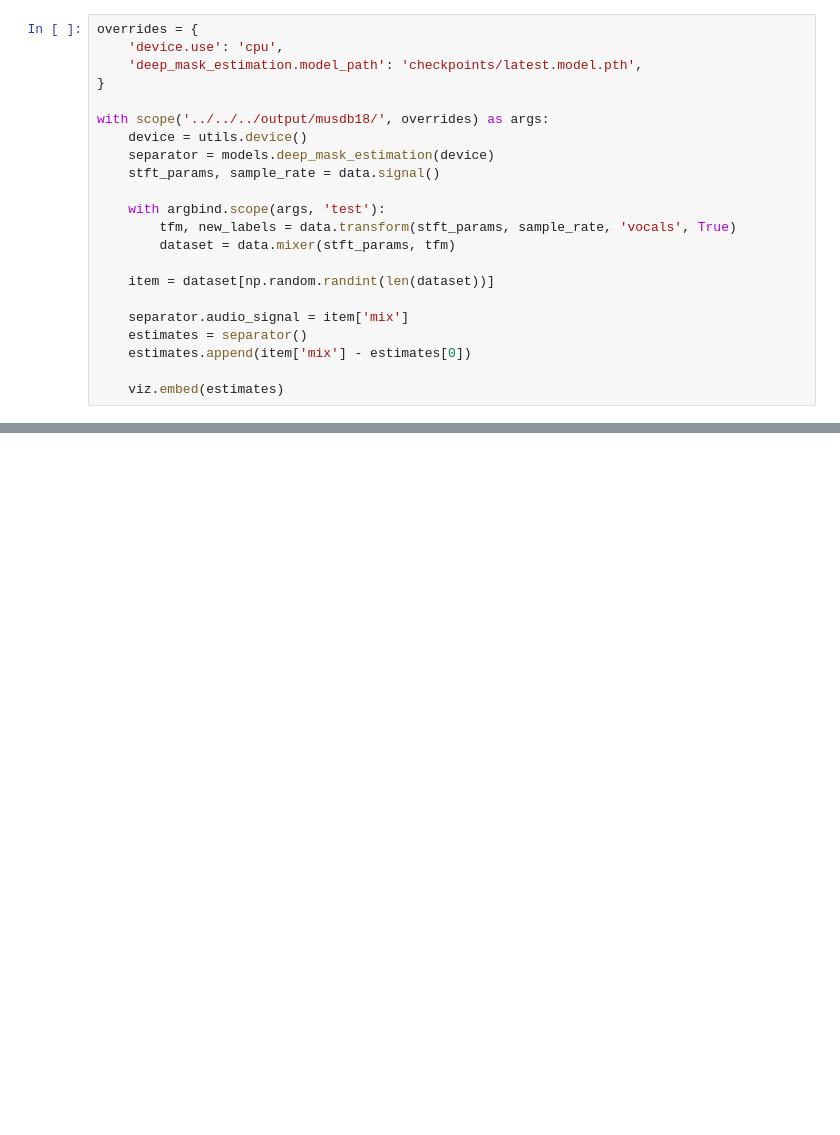
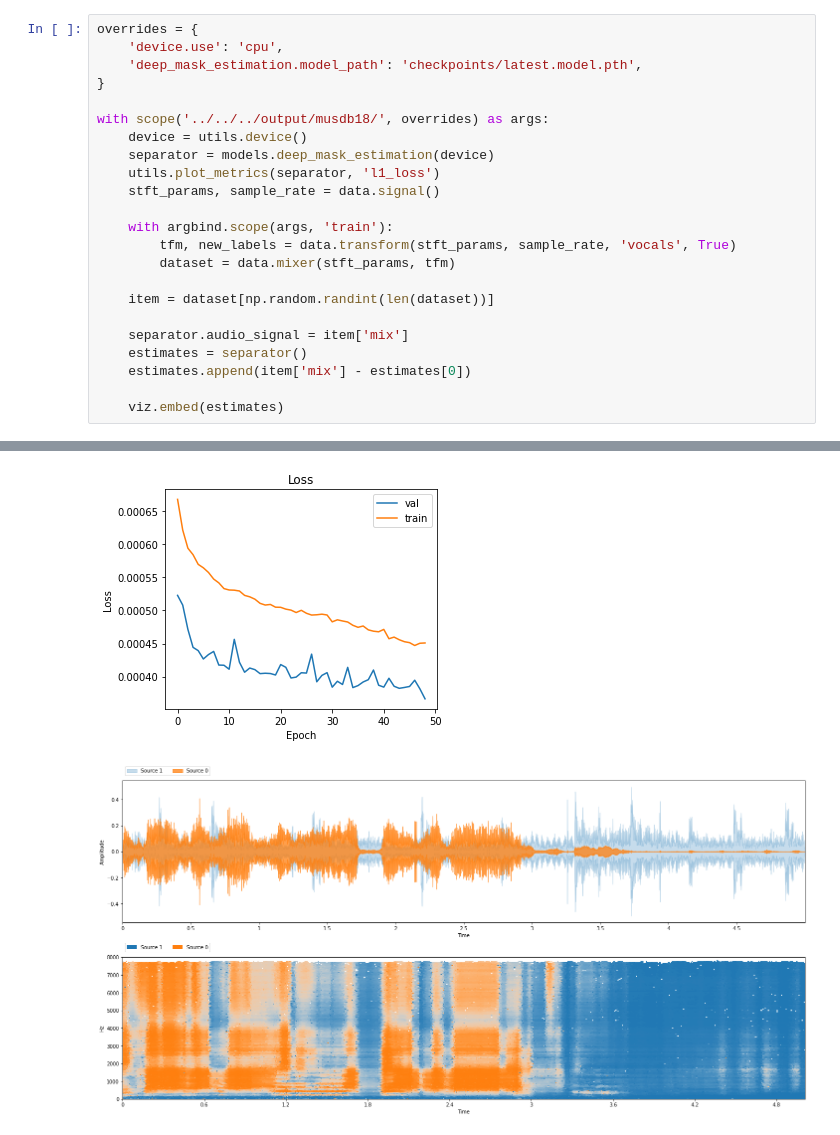
Before and after one commit to source-separation/tutorial, a Jupyter notebook: common/exp/notebooks/inspect.ipynb, the cells around one changed output, grey strips where cells are left out. Cells and saved outputs as stored; diff of their text form; blank space fills up the shorter version.

Commit message:
Adjusting utils a bit.

```diff
--- a/common/exp/notebooks/inspect.ipynb
+++ b/common/exp/notebooks/inspect.ipynb
@@ -30,9 +32,10 @@ overrides = {
 with scope('../../../output/musdb18/', overrides) as args:
     device = utils.device()
     separator = models.deep_mask_estimation(device)
+    utils.plot_metrics(separator, 'l1_loss')
     stft_params, sample_rate = data.signal()
 
-    with argbind.scope(args, 'test'):
+    with argbind.scope(args, 'train'):
         tfm, new_labels = data.transform(stft_params, sample_rate, 'vocals', True)
         dataset = data.mixer(stft_params, tfm)
 
@@ -43,3 +46,4 @@ with scope('../../../output/musdb18/', overrides) as args:
     estimates.append(item['mix'] - estimates[0])
 
     viz.embed(estimates)
+# %% [output]
@@ -45,0 +51,2 @@ with scope('../../../output/musdb18/', overrides) as args:
+[figure, added]
+[figure, added]
```
Also changed, not shown: parts of 3 cells of this notebook, 1 other file.
